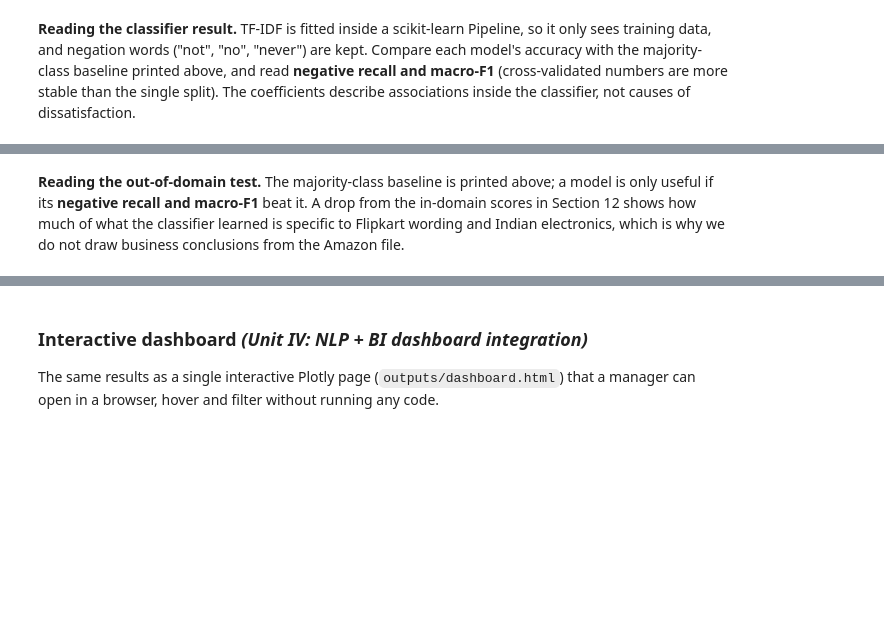
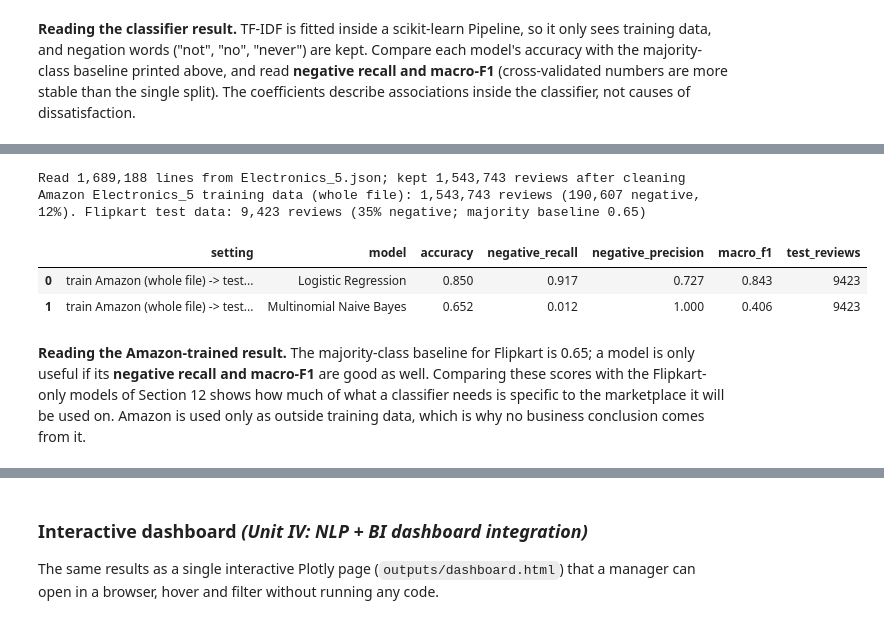
Before and after one commit to TanoojVardhan/NLP_CAPSTONE_MBA, a Jupyter notebook: notebooks/ABSA_Capstone_Flipkart.ipynb, the cells around one changed output, grey strips where cells are left out. Saved outputs shown, nothing was run; the diff lists cells and outputs as text; code cells hidden in the pictures; blank space fills up the shorter version.

```diff
--- a/notebooks/ABSA_Capstone_Flipkart.ipynb
+++ b/notebooks/ABSA_Capstone_Flipkart.ipynb
@@ -1008,5 +1015,80 @@ VADER on Amazon sample: accuracy 0.852, negative recall 0.44, negative precision
+# %%
+import json, collections
+from sklearn.feature_extraction.text import CountVectorizer, TfidfVectorizer
+
+AMZ_CANDIDATES = [os.path.join(BASE, "data", "Electronics_5.json"),
+                  os.path.join(os.path.dirname(BASE), "_old_to_delete", "archive (3)", "Electronics_5.json")]
+AMZ_JSON = next((p for p in AMZ_CANDIDATES if os.path.exists(p)), None)
+
+def load_amazon_full(path):
+    ratings, texts, seen, total = [], [], set(), 0
+    with open(path, encoding="utf-8") as f:
+        for line in f:
+            total += 1
+            d = json.loads(line)
+            t = (d.get("reviewText") or "").strip()
+            r = int(d.get("overall", 0))
+            if not t or r not in (1, 2, 4, 5):
+                continue
+            if len(re.findall(r"[A-Za-z]+", t)) < 3:
+                continue
+            key = hash(re.sub(r"[^a-z0-9 ]", "", t.lower()).strip())
+            if key in seen:
+                continue
+            seen.add(key); ratings.append(r); texts.append(t)
+    print(f"Read {total:,} lines from {os.path.basename(path)}; kept {len(texts):,} reviews after cleaning")
+    return pd.DataFrame({"rating": ratings, "review_text": texts})
+
+if AMZ_JSON:
+    amz = load_amazon_full(AMZ_JSON)
+    amz_source = "whole file"
+else:
+    print("Electronics_5.json not found, using the 18,376-review sample instead")
+    amz = pd.read_csv(os.path.join(BASE, "data", "amazon_electronics5_test_sample.csv")).dropna(subset=["review_text"])
+    amz["n_words"] = amz["review_text"].str.findall(r"[A-Za-z]+").str.len()
+    amz = amz[(amz["n_words"] >= 3) & amz["rating"].isin([1, 2, 4, 5])].copy()
+    amz["norm"] = amz["review_text"].str.lower().str.replace(r"[^a-z0-9 ]", "", regex=True).str.strip()
+    amz = amz.drop_duplicates("norm")[["rating", "review_text"]].reset_index(drop=True)
+    amz_source = "18,376-review sample"
+amz["clean_text"] = amz["review_text"].apply(clean_text)
+amz["label"] = np.where(amz["rating"] >= 4, "Positive", "Negative")
+print(f"Amazon Electronics_5 training data ({amz_source}): {len(amz):,} reviews ({(amz['label'] == 'Negative').sum():,} negative, "
+      f"{(amz['label'] == 'Negative').mean():.0%}). Flipkart test data: {len(y):,} reviews ({(y == 'Negative').mean():.0%} negative; "
+      f"majority baseline {(y == 'Positive').mean():.2f})")
+
+# TF-IDF vocabulary of the 500 most frequent terms, counted chunk by chunk (same rule as TfidfVectorizer(max_features=500)),
+# so the full vocabulary of 1.4 million reviews never has to sit in memory.
+counts = collections.Counter()
+for i in range(0, len(amz), 100_000):
+    cv = CountVectorizer(ngram_range=(1, 2), stop_words=STOP)
+    Xc = cv.fit_transform(amz["clean_text"].iloc[i:i + 100_000])
+    counts.update(dict(zip(cv.get_feature_names_out(), np.asarray(Xc.sum(axis=0)).ravel())))
+amz_vocab = [w for w, _ in counts.most_common(500)]
+amz_vec = TfidfVectorizer(ngram_range=(1, 2), stop_words=STOP, vocabulary=amz_vocab)
+X_amz = amz_vec.fit_transform(amz["clean_text"])
+X_fk = amz_vec.transform(X_text)
+
+ood = []
+for name, model in models:
+    m2 = type(model)(**model.get_params()).fit(X_amz, amz["label"])
+    pred = m2.predict(X_fk)
+    rec = recall_score(y, pred, pos_label="Negative")
+    prec = (y[pred == "Negative"] == "Negative").mean() if (pred == "Negative").any() else 0.0
+    ood.append({"setting": f"train Amazon ({amz_source}) -> test Flipkart", "model": name,
+                "accuracy": round(accuracy_score(y, pred), 3), "negative_recall": round(rec, 3),
+                "negative_precision": round(prec, 3), "macro_f1": round(f1_score(y, pred, average="macro"), 3),
+                "test_reviews": len(y)})
+ood_df = pd.DataFrame(ood)
+ood_df.to_csv(os.path.join(OUT_DIR, "out_of_domain_results.csv"), index=False)
+ood_df
+# %% [output]
+Read 1,689,188 lines from Electronics_5.json; kept 1,543,743 reviews after cleaning
+Amazon Electronics_5 training data (whole file): 1,543,743 reviews (190,607 negative, 12%). Flipkart test data: 9,423 reviews (35% negative; majority baseline 0.65)
+|  | setting | model | accuracy | negative_recall | negative_precision | macro_f1 | test_reviews |
+| 0 | train Amazon (whole file) -> test... | Logistic Regression | 0.850 | 0.917 | 0.727 | 0.843 | 9423 |
+| 1 | train Amazon (whole file) -> test... | Multinomial Naive Bayes | 0.652 | 0.012 | 1.000 | 0.406 | 9423 |
 # %% [markdown]
-**Reading the out-of-domain test.** The majority-class baseline is printed above; a model is only useful if its **negative recall and macro-F1** beat it. A drop from the in-domain scores in Section 12 shows how much of what the classifier learned is specific to Flipkart wording and Indian electronics, which is why we do not draw business conclusions from the Amazon file.
+**Reading the Amazon-trained result.** The majority-class baseline for Flipkart is 0.65; a model is only useful if its **negative recall and macro-F1** are good as well. Comparing these scores with the Flipkart-only models of Section 12 shows how much of what a classifier needs is specific to the marketplace it will be used on. Amazon is used only as outside training data, which is why no business conclusion comes from it.
 # %%
 from wordcloud import WordCloud
 
```
Also changed, not shown: parts of 23 cells of this notebook, 20 other files.
